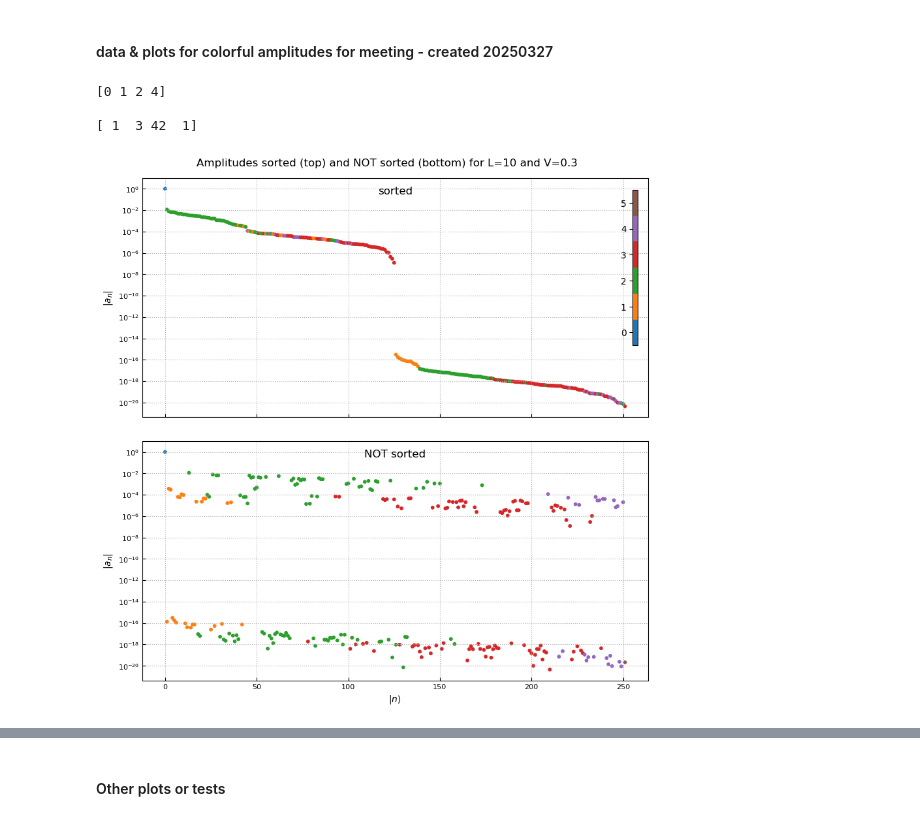
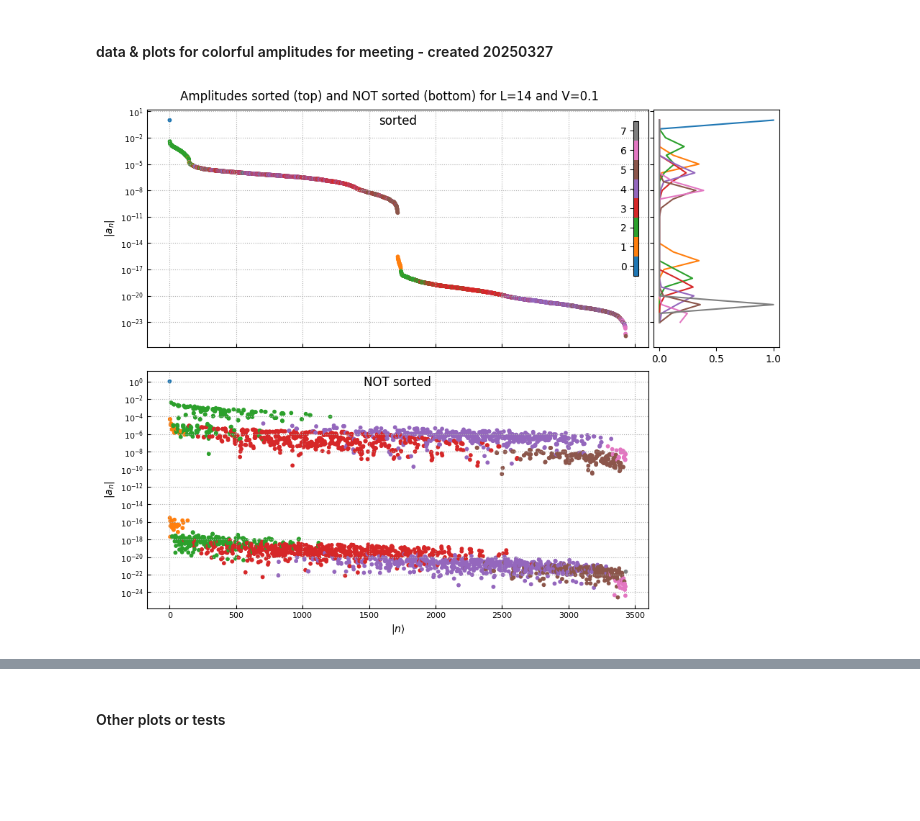
Before and after one commit to Arash-H-Jafarizadeh/Fermionic-State-Preparation, a Jupyter notebook: Fermionic_Hartree_Fock_Method(Adam).ipynb, the cells around one changed output, grey strips where cells are left out. Cells and saved outputs as stored; diff of their text form; code cells hidden in the pictures; blank space fills up the shorter version.

```diff
--- a/Fermionic_Hartree_Fock_Method(Adam).ipynb
+++ b/Fermionic_Hartree_Fock_Method(Adam).ipynb
@@ -595,16 +636,20 @@ print("")
 # %% [markdown]
 #### data & plots for colorful amplitudes for meeting - created 20250327
 # %%
-L = 10
-physical = 0.2, 1.0
+L = 14
+physical = 0.1, 1.0
 threshod = 1.e-12
 
 
 ham, dist = hart_fock_superposition(physical, L, max_iters=400, PBC=False)
 Es, Us = np.linalg.eigh(ham)
 amps = np.abs(Us[:,0])
+
 x_data = np.arange(len(amps)).astype(int)
 
+order = np.argsort(amps)[::-1]
+Samps = amps[order]
+Sdist = np.array(dist)[order]
 
 # num_datas = 16
 # maxdim = np.shape(ham)[0]
@@ -675,63 +720,73 @@ ax[1].grid(which='major', axis='both', linestyle=':')
 ax[1].tick_params(direction='in', labelsize=8)
 
 # ########## yes sorted plot
-order = np.argsort(amps)[::-1]
-Samps = amps[order]
-Sdist = np.array(dist)[order]
 im = ax[0].scatter(x_data, Samps, c=Sdist, s=10, cmap=custom_cmap)
 ax[0].set_title(f"sorted", y = 0.91)
 ax[0].grid(which='major', axis='both', linestyle=':')
 ax[0].tick_params(direction='in', labelsize=8)
 
 # ####### if colorbar original
 # fig.colorbar(im, extend='both', ticks=[1, 2, 3, 4])
 
 # ####### if colorbar inside
 cbar_ax = ax[0].inset_axes([0.97,0.3, 0.01, 0.65])
 cbar = fig.colorbar(im, cax=cbar_ax, location='left')#, extend='both', )
 n_clusters = L//2+1
 tick_locs = (np.arange(n_clusters) + 0.5)*(n_clusters-1)/n_clusters
 tick_labs = [str(x) for x in range(L//2+1)]
 cbar.set_ticks(ticks = tick_locs, labels=tick_labs)
 
 
-# ####### if histogram
-# ax_histy = ax.inset_axes([1.01, 0, 0.25, 1], sharey=ax)
-# # ax_histy.tick_params(axis="y", labelleft=False)
-# max_lim, min_lim = np.max(amps), np.min(amps)
-# binwidth = 1.e-2
-# # bins = np.arange(-lim, lim + binwidth, binwidth)
-# # hist, binn, _ = ax_histy.hist(dist8, bins=10, orientation='horizontal', histtype='step', stacked=True, fill=False)
-# logbins = np.logspace(np.log10(0.001),np.log10(5.001), 10)
-# hist, binn, _ = ax_histy.hist(dist8, bins=logbins, orientation='horizontal', histtype='step', stacked=True, fill=False)
+if True: ######## if histogram
+    ax_histy = ax[0].inset_axes([1.01, 0, 0.25, 1], sharey=ax[0])
+    ax_histy.tick_params(axis="y", labelleft=False)
+
+    m_all = np.ma.masked_where( Samps >=1.e-120, Samps)
+    new_dist_all = np.array(Sdist)[np.ma.getmask(m_all)]
+    uniq_dist_all, uniq_count_all = np.unique(new_dist_all, return_counts=True)
+
+    off_set = 1
+    x_len = 24
+    x_data_inset = []
+    y_data_inset = np.zeros((L//2+1, x_len//off_set))#[]
+
+    for indx, d in enumerate(range(0, x_len, off_set)):
+        lim = 10**(-d)
+        m_loop = np.ma.masked_where(np.logical_and( Samps < lim, Samps >= 10**(-off_set)*lim), Samps)
+        new_dist_loop = np.array(Sdist)[np.ma.getmask(m_loop)]
+        uniq_dist_loop, uniq_count_loop = np.unique(new_dist_loop, return_counts=True)
+        x_data_inset.append(lim)
+        for jndx, dd in enumerate(uniq_dist_loop):
+            y_data_inset[dd, indx] = uniq_count_loop[jndx] / uniq_count_all[dd]
+
+    ax_histy.plot( y_data_inset.T, x_data_inset)#, color='tab10')
+    ax_histy.set_yscale('log')
+
 
 
 fig.suptitle(f"Amplitudes sorted (top) and NOT sorted (bottom) for L={L} and V={physical[0]}", fontsize='large', y=0.91)
 # C:/Users/ppzaj/Dropbox/Adam Projects/Fermionic State Prepration/
-# pl.savefig(f"Colored_Amplitudes_V{physical[0]}_L{L:02}_(sort).pdf",  dpi=400, bbox_inches = 'tight')
+pl.savefig(f"Colored_Amplitudes_V{physical[0]}_L{L:02}_(sort)(histo).pdf",  dpi=400, bbox_inches = 'tight')
 
 # pl.show()
 
 
-m = np.ma.masked_where(np.logical_and( Samps < 1.e-0,  Samps >=1.e-4), Samps)
-# print(np.ma.getmask(m))
-# new_dist = np.ma.masked_where(np.ma.getmask(m), dist)
-new_dist = np.array(Sdist)[np.ma.getmask(m)]
-uni, uni_counts = np.unique(new_dist, return_counts=True)
+# m = np.ma.masked_where(np.logical_and( Samps < 1.e-0,  Samps >=1.e-4), Samps)
+# # print(np.ma.getmask(m))
+# # new_dist = np.ma.masked_where(np.ma.getmask(m), dist)
+# new_dist = np.array(Sdist)[np.ma.getmask(m)]
+# uni, uni_counts = np.unique(new_dist, return_counts=True)
 
+# # print('')
+# # print(amps)
+# # print(dist)
 # print('')
-# print(amps)
-# print(dist)
-print('')
-print(uni)
-print('')
-print(uni_counts)
-print('')
+# print(uni)
+# print('')
+# print(uni_counts)
+# print('')
 # %% [output]
-[0 1 2 4]
-
-[ 1  3 42  1]
-[figure, old version]
+[figure, new version]
 # %%
 print('all amps')
 m_all = np.ma.masked_where( amps >=1.e-120, amps)
```
Also changed, not shown: parts of 5 cells of this notebook.
